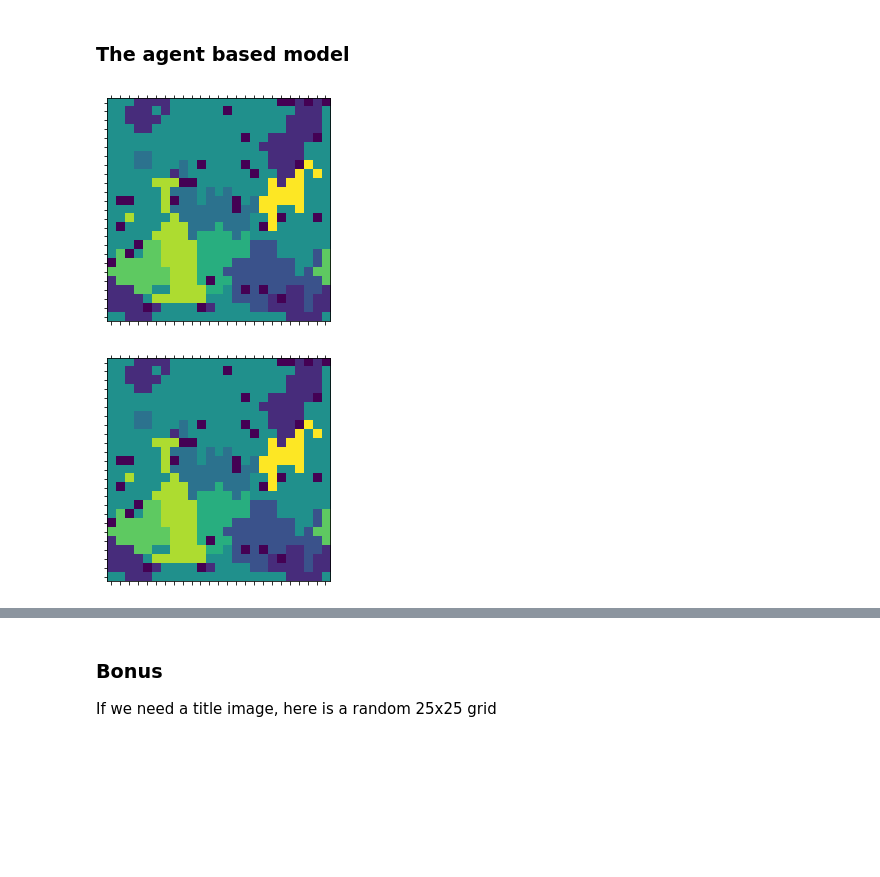
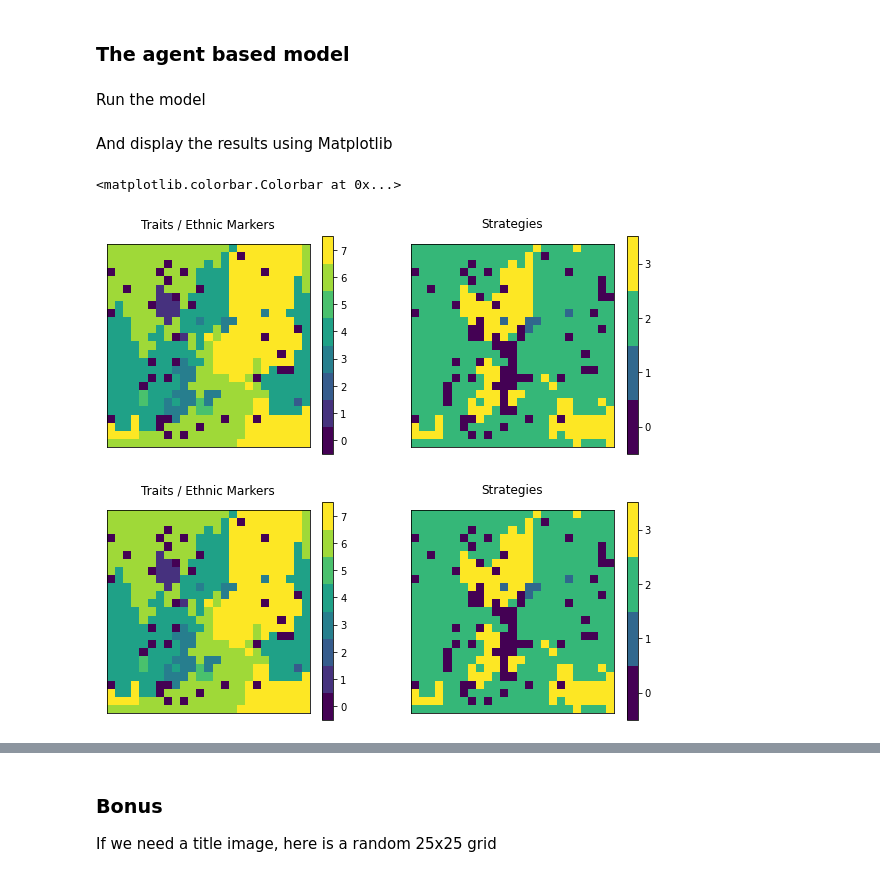
Before and after one commit to JochenFromm/SwarmIntelligence, a Jupyter notebook: notebooks/Believers.ipynb, the cells around one changed output, grey strips where cells are left out. Cells and saved outputs as stored; diff of their text form; code cells hidden in the pictures; blank space fills up the shorter version.

```diff
--- a/notebooks/Believers.ipynb
+++ b/notebooks/Believers.ipynb
@@ -220,30 +233,61 @@ class AgentBasedModel:
     for t in range(timesteps):
       self.play(t)
       self.record_statistics(t)
+# %% [markdown]
+Run the model
 # %%
-%matplotlib inline
 n = 25
 step = 250
 model_0 = AgentBasedModel(n)
 model_0.run(step)
-
-image = model_0.trait_grid()
-plt.matshow(image)
-plt.xticks(range(n), [])
-plt.yticks(range(n), [])
-plt.show()
-# %% [output]
-[figure, removed]
-# %%
-mpl.use('svg')
-
-plt.matshow(image)
-plt.xticks(range(n), [])
-plt.yticks(range(n), [])
-
-plt.savefig("abm_believers_model.svg", format="svg")
-# %% [output]
-[figure, removed]
+# %% [markdown]
+And display the results using Matplotlib
+# %%
+%matplotlib inline
+fig, ax = plt.subplots(nrows=1, ncols=2, figsize=(10, 4))
+
+image = model_0.trait_grid()
+cmap1 = plt.get_cmap('viridis', TRAITS)
+img1 = ax[0].matshow(image, cmap=cmap1, vmin=-0.5, vmax=TRAITS-0.5)
+ax[0].set_xticks([])
+ax[0].set_yticks([])
+ax[0].set_title("Traits / Ethnic Markers")
+fig.colorbar(img1, ax=ax[0], ticks=np.arange(0,8))
+
+image = model_0.strategy_grid()
+cmap2 = plt.get_cmap('viridis', STRATEGIES)
+img2 = ax[1].matshow(image, cmap=cmap2, vmin=-0.5, vmax=STRATEGIES-0.5)
+ax[1].set_xticks([])
+ax[1].set_yticks([])
+ax[1].set_title("Strategies")
+fig.colorbar(img2, ax=ax[1], ticks=np.arange(0,4))
+# %% [output]
+<matplotlib.colorbar.Colorbar at 0x...>
+[figure, added]
+# %%
+mpl.use('svg')
+
+fig, ax = plt.subplots(nrows=1, ncols=2, figsize=(10, 4))
+
+image = model_0.trait_grid()
+cmap1 = plt.get_cmap('viridis', TRAITS)
+img1 = ax[0].matshow(image, cmap=cmap1, vmin=-0.5, vmax=TRAITS-0.5)
+ax[0].set_xticks([])
+ax[0].set_yticks([])
+ax[0].set_title("Traits / Ethnic Markers")
+fig.colorbar(img1, ax=ax[0], ticks=np.arange(0,8))
+
+image = model_0.strategy_grid()
+cmap2 = plt.get_cmap('viridis', STRATEGIES)
+img2 = ax[1].matshow(image, cmap=cmap2, vmin=-0.5, vmax=STRATEGIES-0.5)
+ax[1].set_xticks([])
+ax[1].set_yticks([])
+ax[1].set_title("Strategies")
+fig.colorbar(img2, ax=ax[1], ticks=np.arange(0,4))
+
+plt.savefig("abm_believers_model.svg", format="svg")
+# %% [output]
+[figure, added]
 # %%
 %matplotlib inline
 df = pd.DataFrame(model_0.data, columns=['Time', 'Cooperators', 'Defectors', 'Patriots', 'Traitors'])
```
Also changed, not shown: parts of 8 cells of this notebook, 2 other files.
